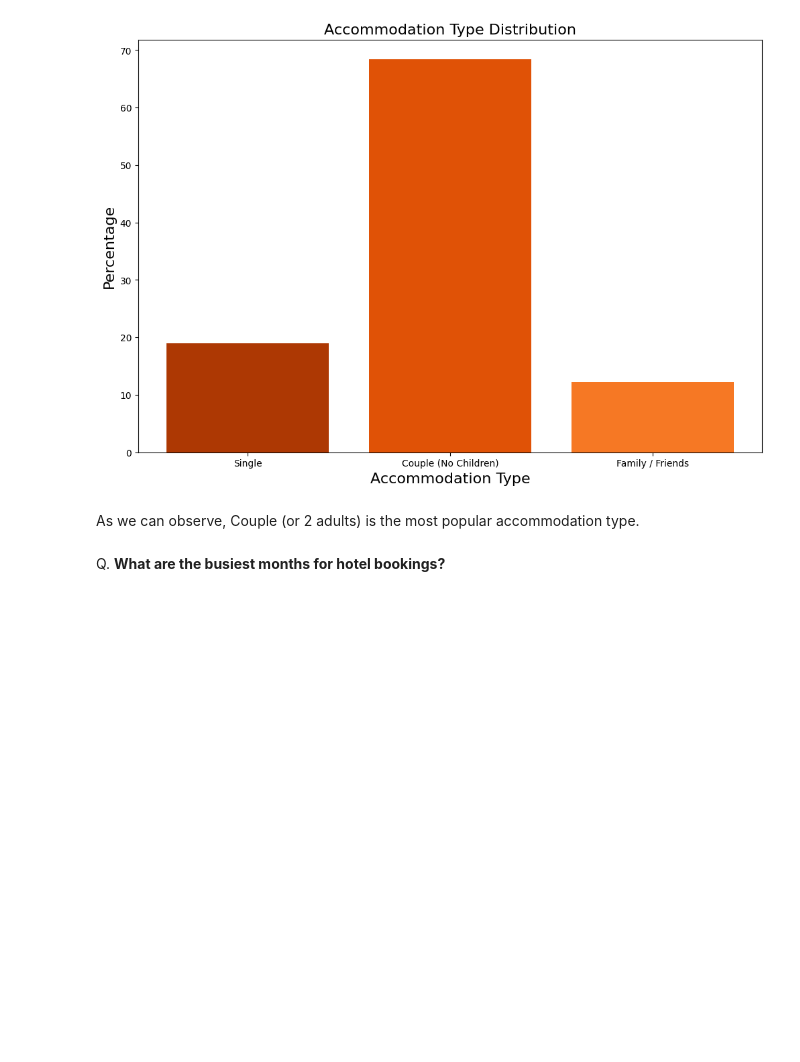
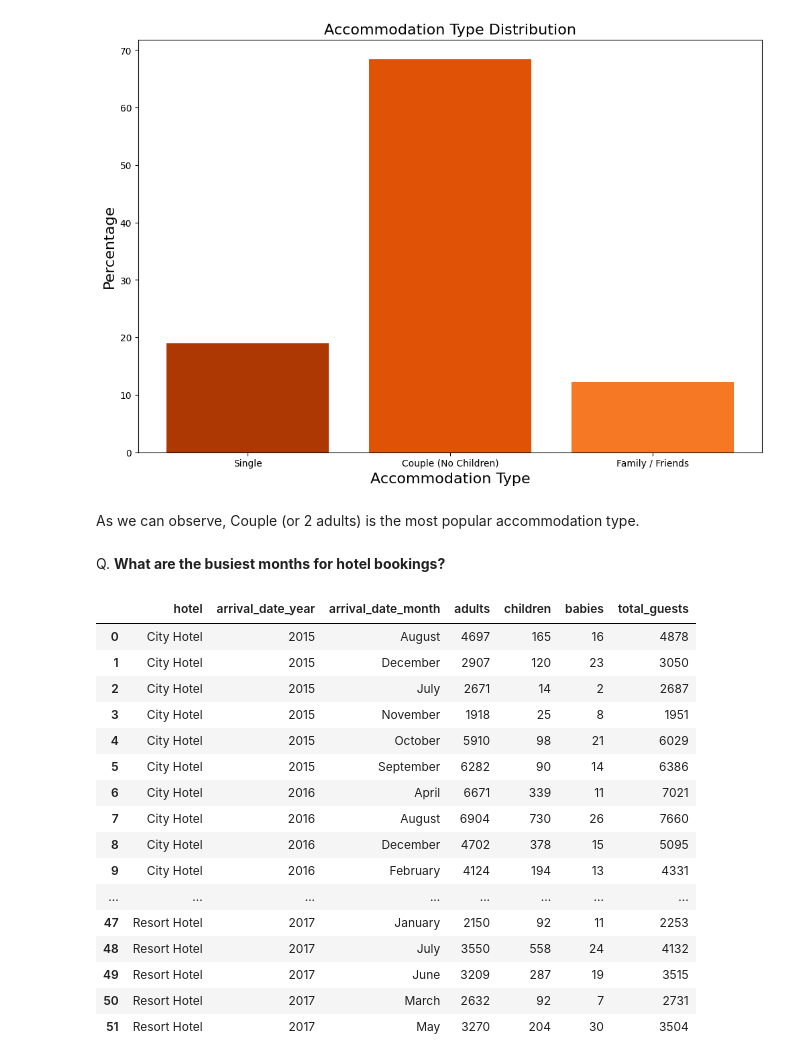
Before and after one commit to Chirag529/Hotel_EDA, a Jupyter notebook: main.ipynb, the cells around one changed output. Drawn from its saved outputs; the diff is of its cells as text; code cells hidden in the pictures; blank space fills up the shorter version.

Commit message:
guest per month addedd

```diff
--- a/main.ipynb
+++ b/main.ipynb
@@ -500,3 +500,34 @@ plt.show()
 As we can observe, Couple (or 2 adults) is the most popular accommodation type.
 # %% [markdown]
 Q. **What are the busiest months for hotel bookings?**
+# %%
+# Let's find out the busiest month for hotel and also find out the number of guests in each month
+# Create a new dataframe with the required columns
+guests_per_month = df[['hotel', 'arrival_date_month', 'arrival_date_year', 'adults', 'children', 'babies']].copy()
+
+# Create a new column for total guests
+guests_per_month['total_guests'] = guests_per_month['adults'] + guests_per_month['children'] + guests_per_month['babies']
+
+# Group by hotel and arrival date month and year
+guests_per_month = guests_per_month.groupby(['hotel', 'arrival_date_year', 'arrival_date_month']).sum().reset_index()
+
+
+guests_per_month
+# %% [output]
+|  | hotel | arrival_date_year | arrival_date_month | adults | children | babies | total_guests |
+| 0 | City Hotel | 2015 | August | 4697 | 165 | 16 | 4878 |
+| 1 | City Hotel | 2015 | December | 2907 | 120 | 23 | 3050 |
+| 2 | City Hotel | 2015 | July | 2671 | 14 | 2 | 2687 |
+| 3 | City Hotel | 2015 | November | 1918 | 25 | 8 | 1951 |
+| 4 | City Hotel | 2015 | October | 5910 | 98 | 21 | 6029 |
+| 5 | City Hotel | 2015 | September | 6282 | 90 | 14 | 6386 |
+| 6 | City Hotel | 2016 | April | 6671 | 339 | 11 | 7021 |
+| 7 | City Hotel | 2016 | August | 6904 | 730 | 26 | 7660 |
+| 8 | City Hotel | 2016 | December | 4702 | 378 | 15 | 5095 |
+| 9 | City Hotel | 2016 | February | 4124 | 194 | 13 | 4331 |
+| ... | ... | ... | ... | ... | ... | ... | ... |
+| 47 | Resort Hotel | 2017 | January | 2150 | 92 | 11 | 2253 |
+| 48 | Resort Hotel | 2017 | July | 3550 | 558 | 24 | 4132 |
+| 49 | Resort Hotel | 2017 | June | 3209 | 287 | 19 | 3515 |
+| 50 | Resort Hotel | 2017 | March | 2632 | 92 | 7 | 2731 |
+| 51 | Resort Hotel | 2017 | May | 3270 | 204 | 30 | 3504 |
```
